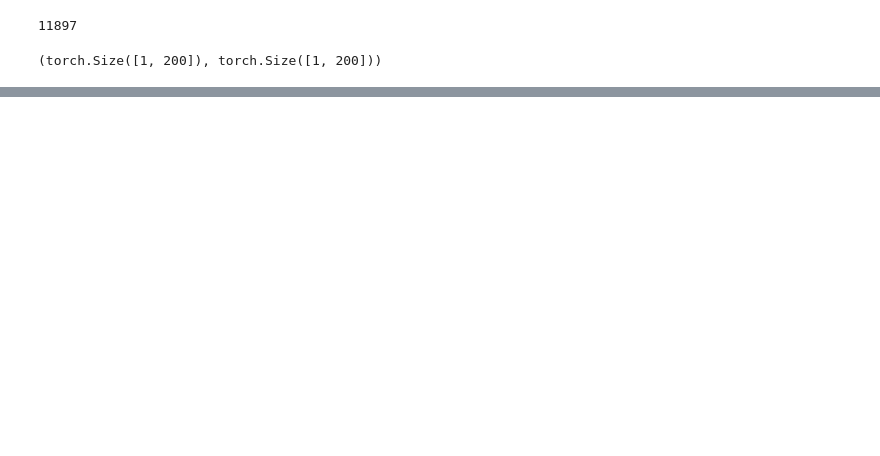
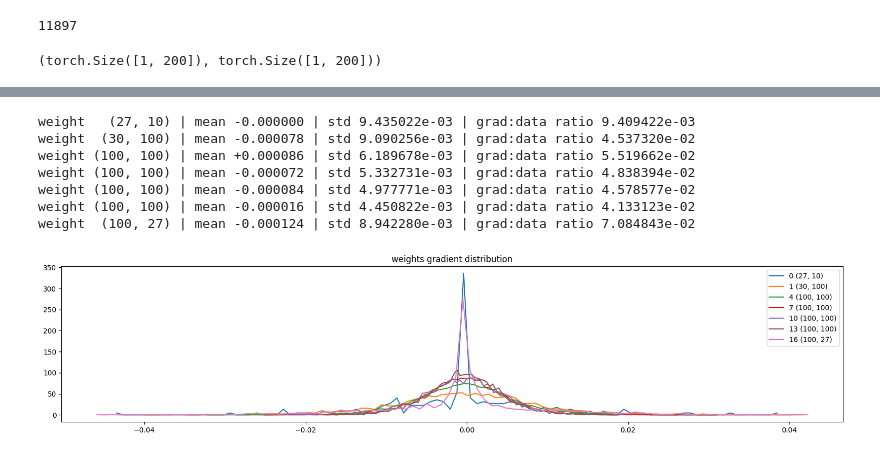
Before and after one commit to Birabhadra/Makemore, a Jupyter notebook: experiment/makemore_part3.ipynb, the cells around one changed output, grey strips where cells are left out. Cells and saved outputs as stored; diff of their text form; code cells hidden in the pictures; blank space fills up the shorter version.

```diff
--- a/experiment/makemore_part3.ipynb
+++ b/experiment/makemore_part3.ipynb
@@ -320,0 +495,22 @@ s
+# %%
+# visualize histograms
+plt.figure(figsize=(20, 4)) # width and height of the plot
+legends = []
+for i,p in enumerate(parameters):
+  t = p.grad
+  if p.ndim == 2:
+    print('weight %10s | mean %+f | std %e | grad:data ratio %e' % (tuple(p.shape), t.mean(), t.std(), t.std() / p.std()))
+    hy, hx = torch.histogram(t, density=True)
+    plt.plot(hx[:-1].detach(), hy.detach())
+    legends.append(f'{i} {tuple(p.shape)}')
+plt.legend(legends)
+plt.title('weights gradient distribution');
+# %% [output]
+weight   (27, 10) | mean -0.000000 | std 9.435022e-03 | grad:data ratio 9.409422e-03
+weight  (30, 100) | mean -0.000078 | std 9.090256e-03 | grad:data ratio 4.537320e-02
+weight (100, 100) | mean +0.000086 | std 6.189678e-03 | grad:data ratio 5.519662e-02
+weight (100, 100) | mean -0.000072 | std 5.332731e-03 | grad:data ratio 4.838394e-02
+weight (100, 100) | mean -0.000084 | std 4.977771e-03 | grad:data ratio 4.578577e-02
+weight (100, 100) | mean -0.000016 | std 4.450822e-03 | grad:data ratio 4.133123e-02
+weight  (100, 27) | mean -0.000124 | std 8.942280e-03 | grad:data ratio 7.084843e-02
+[figure, added]
```
Also changed, not shown: parts of 16 cells of this notebook.
